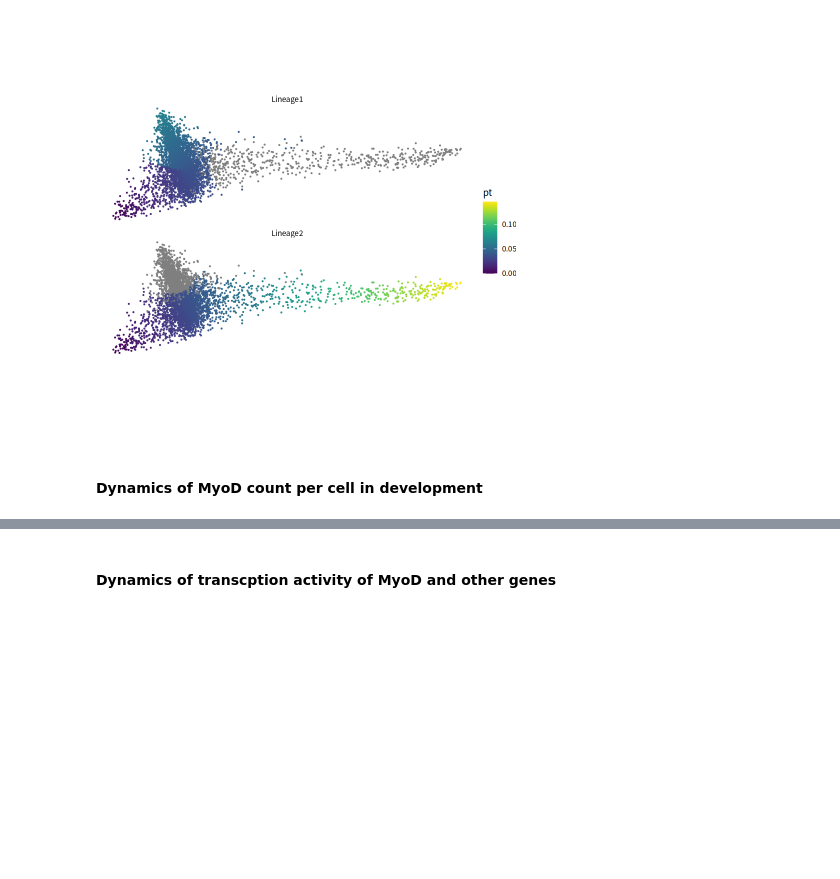
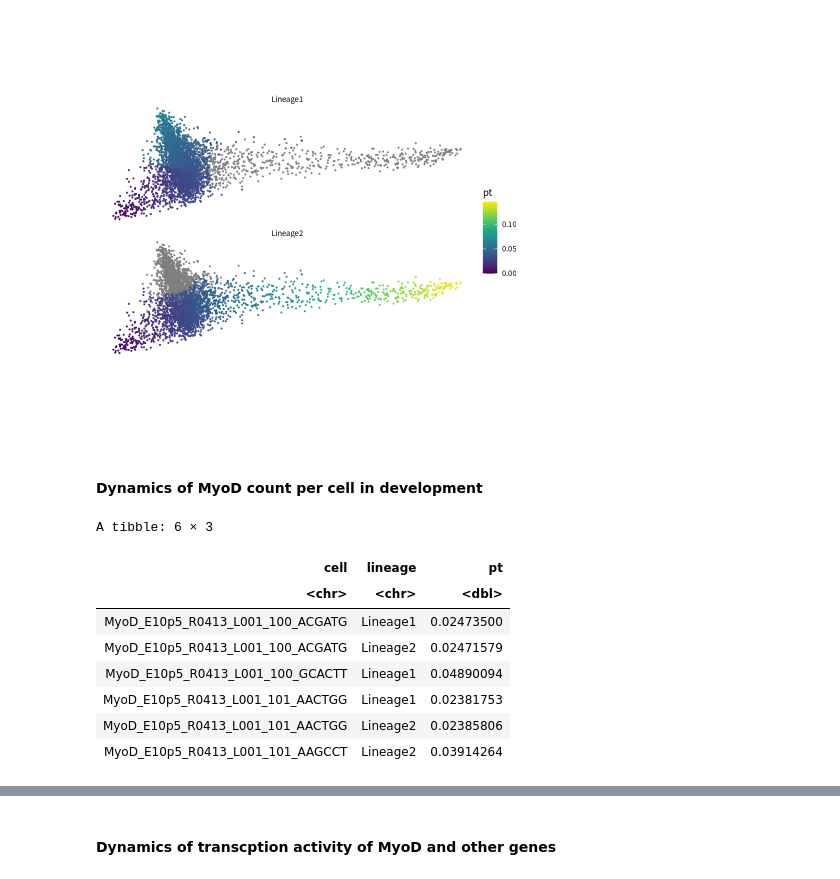
Before and after one commit to tfwis/sci-mtChIL-seq, a Jupyter notebook: analysis_ofMuscleDevelopment_targeted_RNAP2-MyoD.ipynb, the cells around one changed output, grey strips where cells are left out. Saved outputs shown, nothing was run; the diff lists cells and outputs as text; code cells hidden in the pictures; blank space fills up the shorter version.

```diff
--- a/analysis_ofMuscleDevelopment_targeted_RNAP2-MyoD.ipynb
+++ b/analysis_ofMuscleDevelopment_targeted_RNAP2-MyoD.ipynb
@@ -91,6 +97,18 @@ ph_pts
 [figure]
 # %% [markdown]
 #### Dynamics of MyoD count per cell in development
+# %%
+tab_pol2msub_pt %>% select(cell,lineage,pt) %>% na.omit() %>% head
+# %% [output]
+A tibble: 6 × 3
+| cell | lineage | pt |
+| <chr> | <chr> | <dbl> |
+| MyoD_E10p5_R0413_L001_100_ACGATG | Lineage1 | 0.02473500 |
+| MyoD_E10p5_R0413_L001_100_ACGATG | Lineage2 | 0.02471579 |
+| MyoD_E10p5_R0413_L001_100_GCACTT | Lineage1 | 0.04890094 |
+| MyoD_E10p5_R0413_L001_101_AACTGG | Lineage1 | 0.02381753 |
+| MyoD_E10p5_R0413_L001_101_AACTGG | Lineage2 | 0.02385806 |
+| MyoD_E10p5_R0413_L001_101_AAGCCT | Lineage2 | 0.03914264 |
 # %%
 norm_myod <- inner_join(
   tab_pol2msub_pt %>% select(cell,lineage,pt) %>% na.omit(),
```
Also changed, not shown: parts of 3 cells of this notebook, 1 other file.
